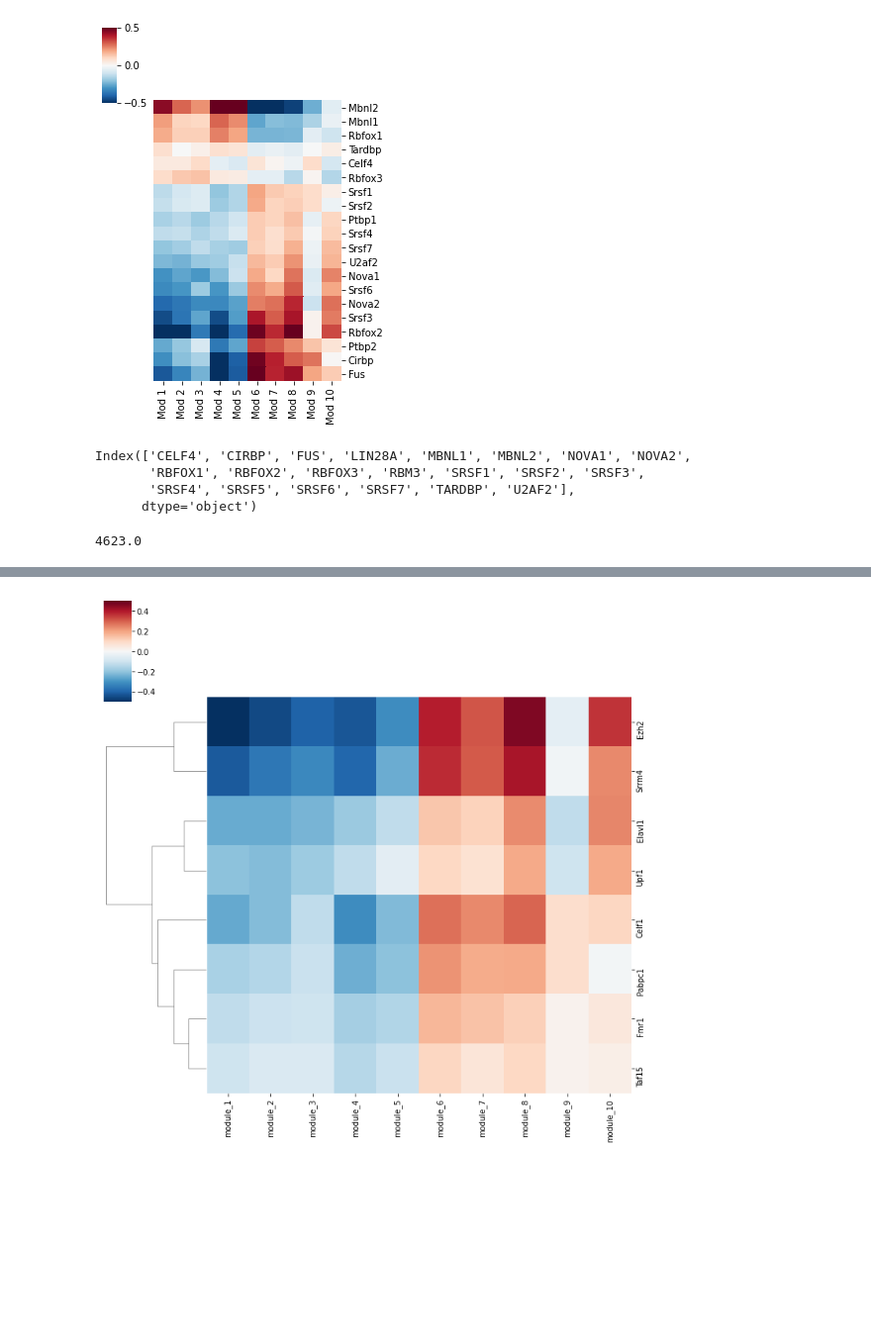
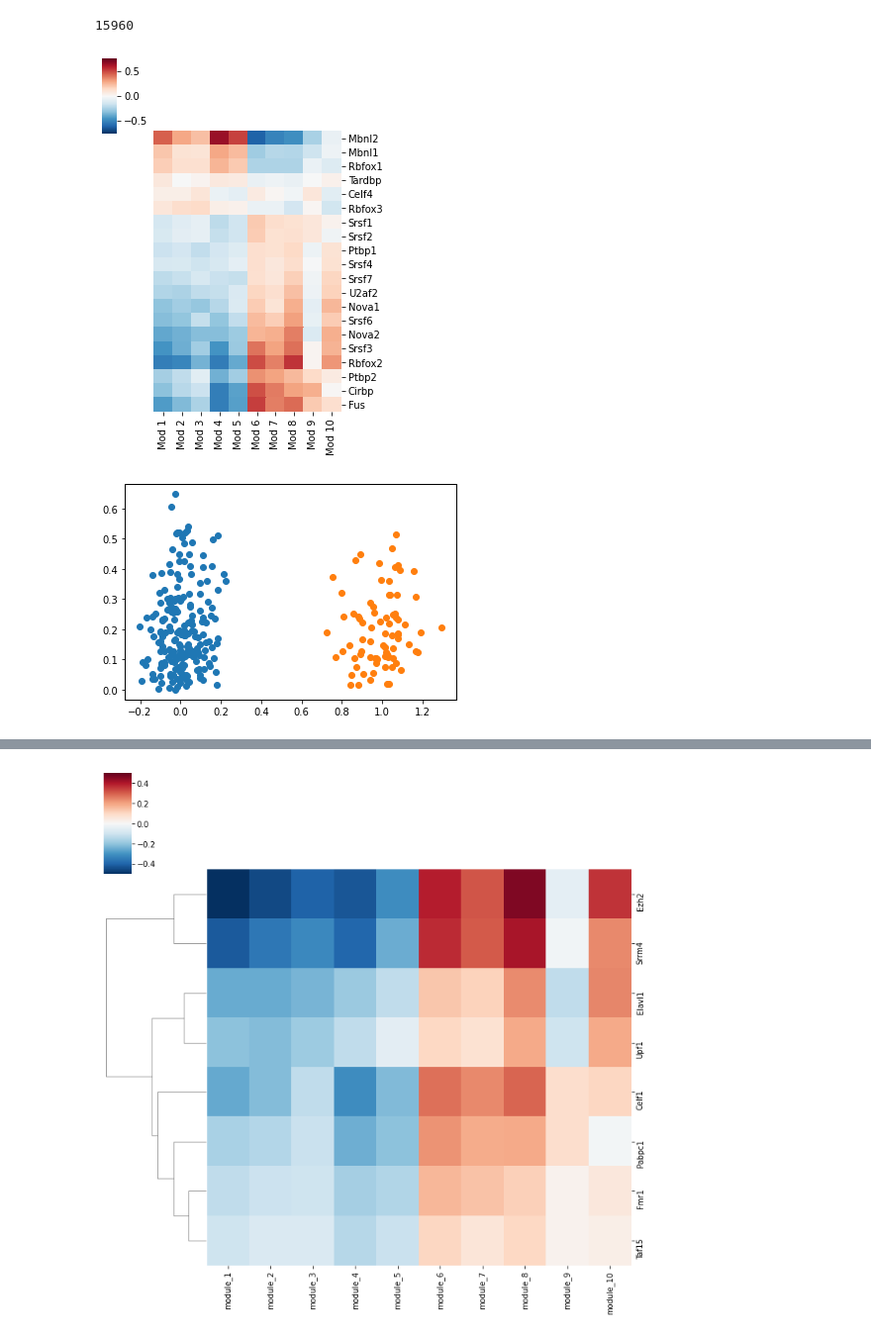
Before and after one commit to lareaulab/analysis_psix, a Jupyter notebook: Mouse_Midbrain_Deveopment/mouse_brain_regulation.ipynb, the cells around one changed output, grey strips where cells are left out. Shown at 99% size. Saved outputs shown, nothing was run; the diff lists cells and outputs as text; code cells hidden in the pictures; blank space fills up the shorter version.

Commit message:
spectral decomposition of corr matrices, trying a few p90 visualizations

```diff
--- a/Mouse_Midbrain_Deveopment/mouse_brain_regulation.ipynb
+++ b/Mouse_Midbrain_Deveopment/mouse_brain_regulation.ipynb
@@ -110,0 +118,33 @@ hyper_enrich_significance = pd.DataFrame(multipletests(np.array(pval_hyper).resh
+# %%
+from scipy.stats import pearsonr, spearmanr
+def nan_pearsonr(x, y):
+    non_nan = y.dropna().index
+    if len(non_nan) < 15:
+        return (np.nan, 1)
+    return pearsonr(x.loc[non_nan], y.loc[non_nan])
+# %%
+sf_list = ['Celf4', 'Cirbp', 'Fus', 'Lin28a', 'Mbnl1', 'Mbnl2', 'Nova1', 'Nova2', 'Ptbp1', 'Ptbp2',
+           'Rbfox1', 'Rbfox2', 'Rbfox3', 'Srsf1', 'Srsf2', 'Srsf3', 'Srsf4', 'Srsf6', 'Srsf7', 'Tardbp', 'U2af2']
+sf_list = [x for x in sf_list if x in norm_expression.index]
+
+sf_list2 = ['Celf1', 'Elavl1', 'Ezh2', 'Fmr1', 'Pabpc1', 'Srrm4', 'Taf15', 'Upf1']
+sf_list2 = [x for x in sf_list2 if x in norm_expression.index]
+
+
+
+pearsonr_pos_list = []
+pearsonr_neg_list = []
+for exon in tqdm(sig_exons, position= 0, leave=True):
+    for sf in sf_list:
+        pearsonr_pos_list.append(
+            nan_pearsonr(
+                norm_expression.loc[sf], psi.loc[exon]
+            )
+        )
+
+    for sf in sf_list2:
+        pearsonr_neg_list.append(
+            nan_pearsonr(
+                norm_expression.loc[sf], psi.loc[exon]
+            )
+        )
@@ -111,5 +177,10 @@ hyper_enrich_significance = pd.DataFrame(multipletests(np.array(pval_hyper).resh
+# %%
+len([np.abs(x[0]) for x in pearsonr_pos_list])
+# %% [output]
+15960
 # %%
 module_avg = pd.DataFrame()
+
 
 sf_list = ['Celf4', 'Cirbp', 'Fus', 'Lin28a', 'Mbnl1', 'Mbnl2', 'Nova1', 'Nova2', 'Ptbp1', 'Ptbp2',
            'Rbfox1', 'Rbfox2', 'Rbfox3', 'Srsf1', 'Srsf2', 'Srsf3', 'Srsf4', 'Srsf6', 'Srsf7', 'Tardbp', 'U2af2']
@@ -129,43 +200,38 @@ module_avg_corr = pd.DataFrame(np.zeros((len(sf_list), len(module_avg.index))),
 for sf in tqdm(sf_list):
     for mod in module_avg.index:
         module_avg_corr.loc[sf, mod] = pearsonr(module_avg.loc[mod],
                                                 norm_expression.loc[sf, module_avg.columns]
         )[0]
 
 # module_avg_corr = pd.DataFrame(np.zeros((len(sf_neighbors.index), len(module_avg.index))),
 #                                index = sf_neighbors.index, columns = module_avg.index)
 # for sf in tqdm(sf_neighbors.index):
 #     for mod in module_avg.index:
 #         module_avg_corr.loc[sf, mod] = pearsonr(module_avg.loc[mod],
 #                                                 norm_expression.loc[sf, module_avg.columns]
 #         )[0]
 
 mod_order = ['module_1', 'module_2', 'module_3', 'module_4', 'module_5',
              'module_6', 'module_7', 'module_8', 'module_9', 'module_10']
 
 mod_cor = module_avg_corr.loc[sf_list, mod_order]
 mod_cor.columns = ['Mod 1', 'Mod 2', 'Mod 3', 'Mod 4', 'Mod 5',
              'Mod 6', 'Mod 7', 'Mod 8', 'Mod 9', 'Mod 10']
 
 cg = sns.clustermap(mod_cor,
                col_cluster=False,
 #               row_colors = gene_mod_colors,
-               row_cluster=True, vmin=-0.5, vmax=0.5, cmap='RdBu_r', figsize=(10/2.4, 14/2.4))
+               row_cluster=True, vmin=-0.75, vmax=0.75, cmap='RdBu_r', figsize=(10/2.4, 14/2.4))
 
 cg.ax_row_dendrogram.set_visible(False)
 
 # plt.show()
 plt.savefig('plots/module_correlations.png', bbox_inches='tight', res=20000, dpi =2000)
 # %% [output]
-[figure, old version]
+[figure, new version]
-# %%
-hyper_enrich_significance.columns[np.sum(hyper_enrich_significance <= 0.05) > 0].sort_values()
-# %% [output]
-Index(['CELF4', 'CIRBP', 'FUS', 'LIN28A', 'MBNL1', 'MBNL2', 'NOVA1', 'NOVA2',
-       'RBFOX1', 'RBFOX2', 'RBFOX3', 'RBM3', 'SRSF1', 'SRSF2', 'SRSF3',
-       'SRSF4', 'SRSF5', 'SRSF6', 'SRSF7', 'TARDBP', 'U2AF2'],
-      dtype='object')
-# %%
-18492/4
-# %% [output]
-4623.0
+# %%
+plt.scatter(np.random.normal(0, 0.1, 200), mod_cor.abs())
+plt.scatter(np.random.normal(1, 0.1, 80), module_avg_corr.abs())
+plt.show()
+# %% [output]
+[figure, added]
```
Also changed, not shown: parts of 7 cells of this notebook, 59 other files.
